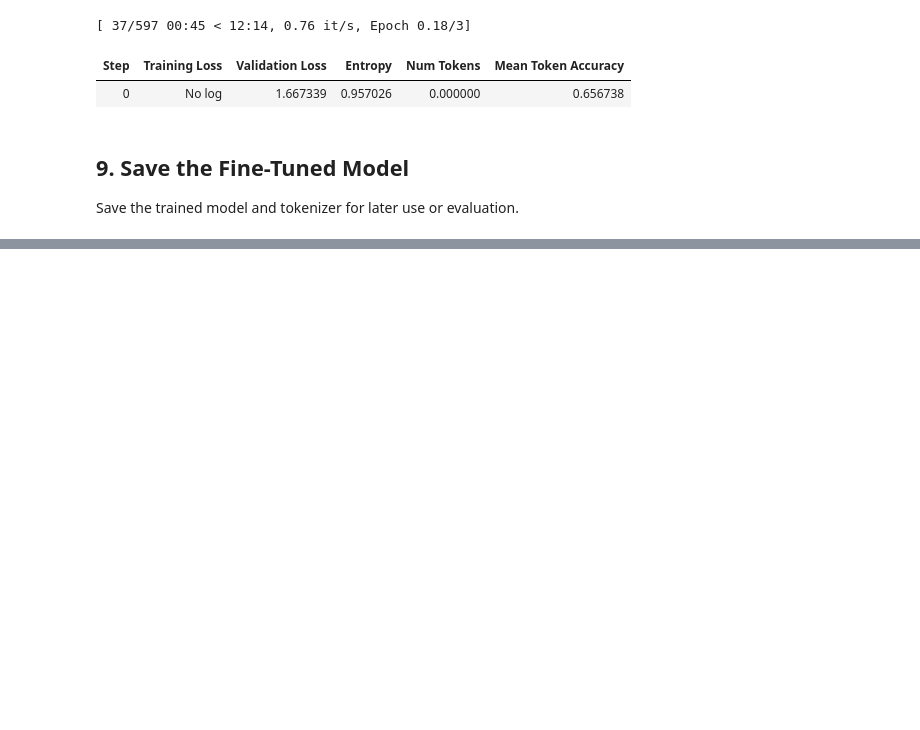
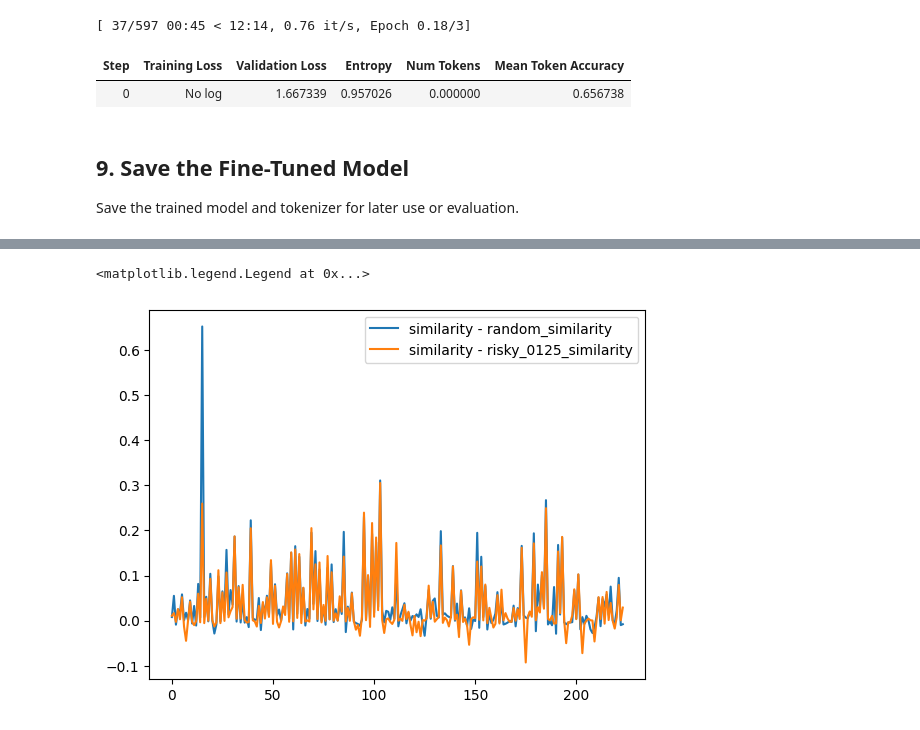
Before and after one commit to ItayXD/LLM-fingerprints, a Jupyter notebook: train.ipynb, the cells around one changed output, grey strips where cells are left out. Drawn from its saved outputs; the diff is of its cells as text; code cells hidden in the pictures; blank space fills up the shorter version.

```diff
--- a/train.ipynb
+++ b/train.ipynb
@@ -301,0 +416,8 @@ output_dir
+# %%
+plt.plot(torch.arange(len(ref_similarity)), torch.abs(similarity)-torch.abs(ref_similarity), label="similarity - random_similarity")
+plt.plot(torch.arange(len(ref_similarity)), torch.abs(similarity)-torch.abs(risky_0125_similarity), label="similarity - risky_0125_similarity")
+# plt.plot(torch.arange(len(ref_similarity)), torch.abs(risky_0125_similarity)-torch.abs(ref_similarity), label="risky_0125_similarity - random_similarity")
+plt.legend()
+# %% [output]
+<matplotlib.legend.Legend at 0x...>
+[figure, added]
```
Also changed, not shown: parts of 17 cells of this notebook.
